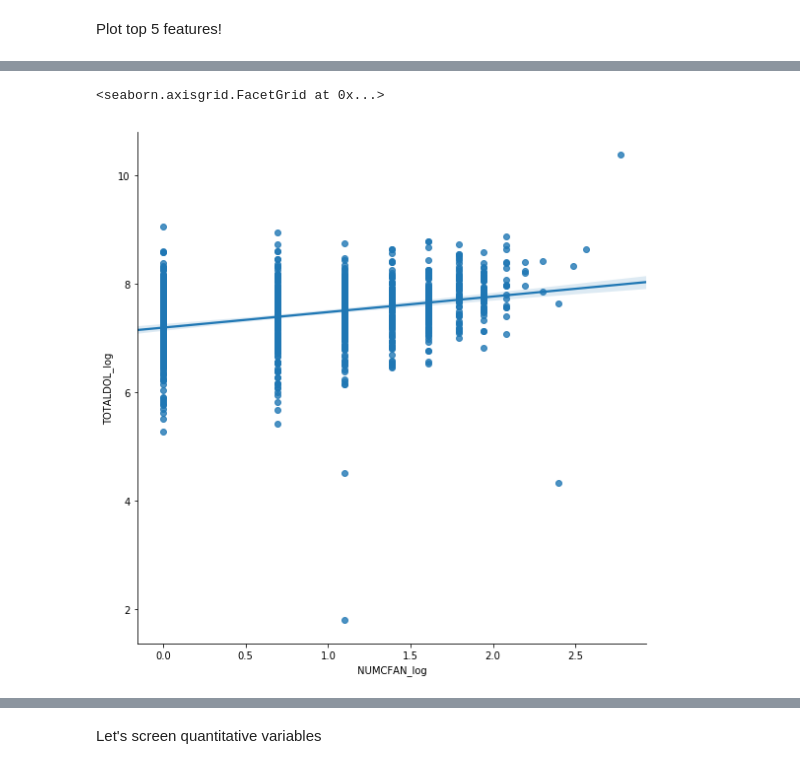
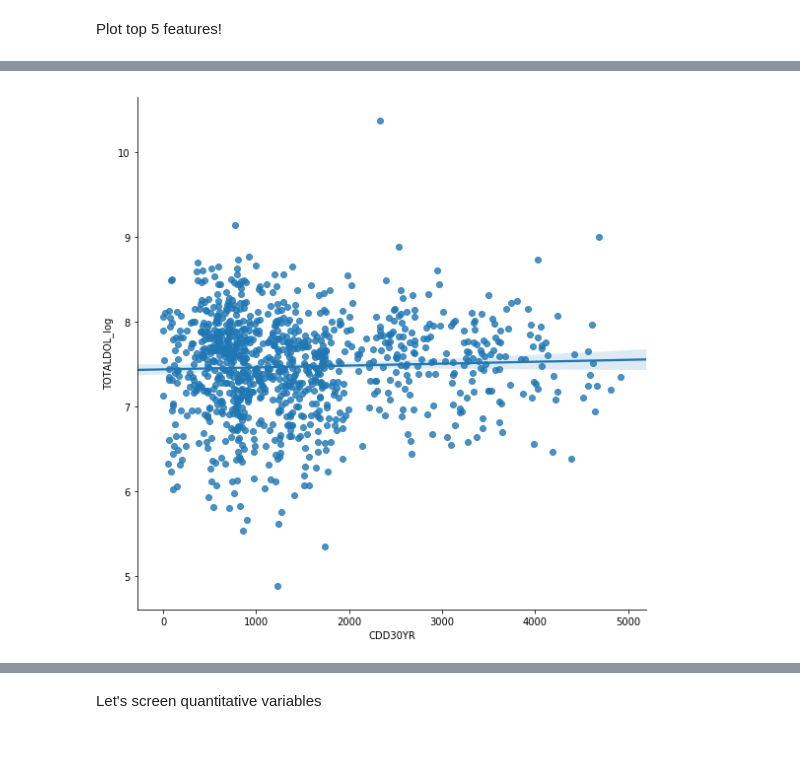
Before and after one commit to JaimeVillanueva/Applied-Statistics-Project1, a Jupyter notebook: notebooks/python/exploratory_analysis_vlad.ipynb, the cells around one changed output, grey strips where cells are left out. Cells and saved outputs as stored; diff of their text form; code cells hidden in the pictures.

```diff
--- a/notebooks/python/exploratory_analysis_vlad.ipynb
+++ b/notebooks/python/exploratory_analysis_vlad.ipynb
@@ -580,7 +616,5 @@ sns.lmplot(data=energy_sample, y=response_var_log, x='HEATROOM', size=8)
 # %%
-energy_sample['NUMCFAN_log'] = np.log(1 + energy_sample.NUMCFAN)
-sns.lmplot(data=energy_sample, y=response_var_log, x='NUMCFAN_log', size=8)
+plt = sns.lmplot(data=energy_sample, y=response_var_log, x='CDD30YR', size=8)
 # %% [output]
-<seaborn.axisgrid.FacetGrid at 0x...>
-[figure, old version]
+[figure, new version]
 # %%
```
Also changed, not shown: parts of 9 cells of this notebook, 11 other files.
